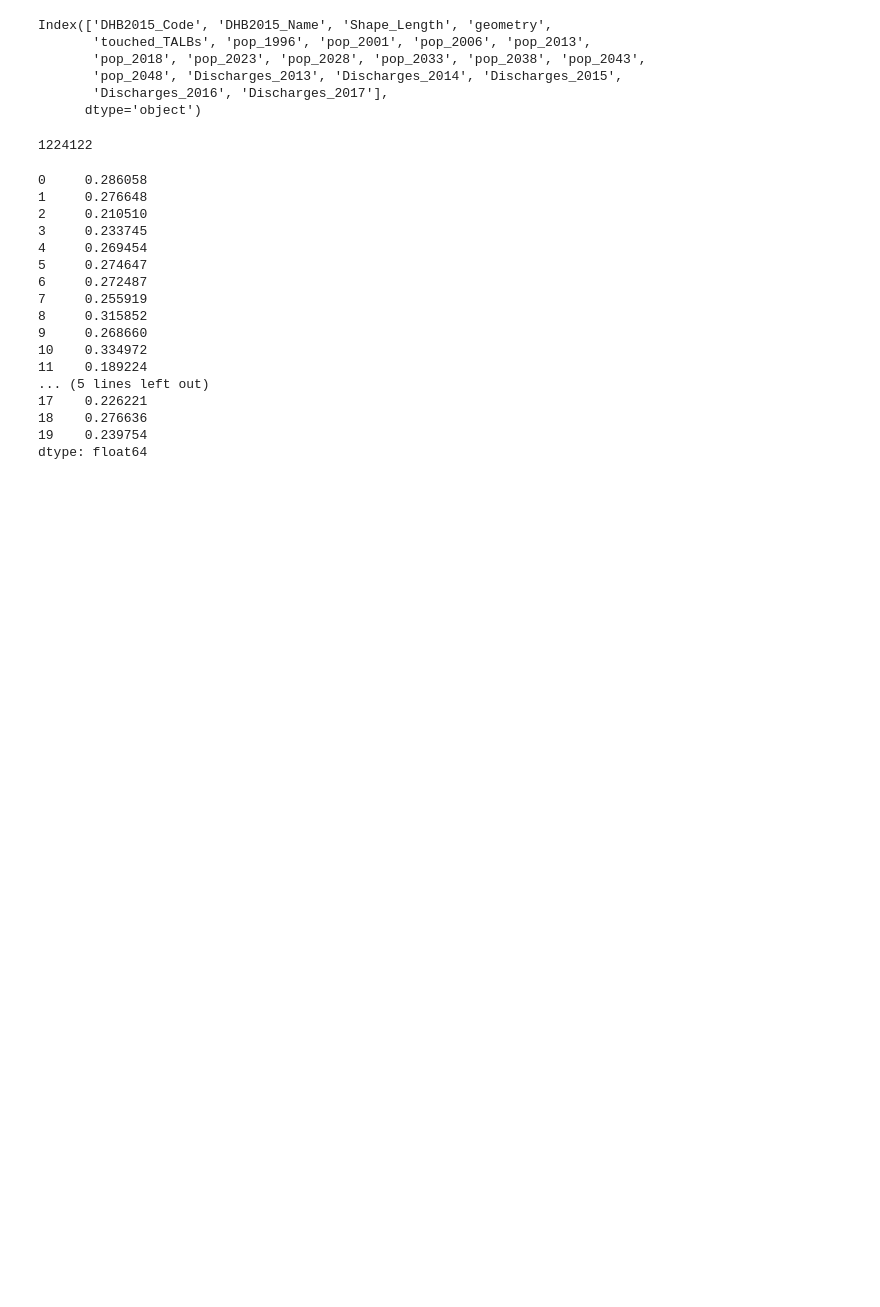
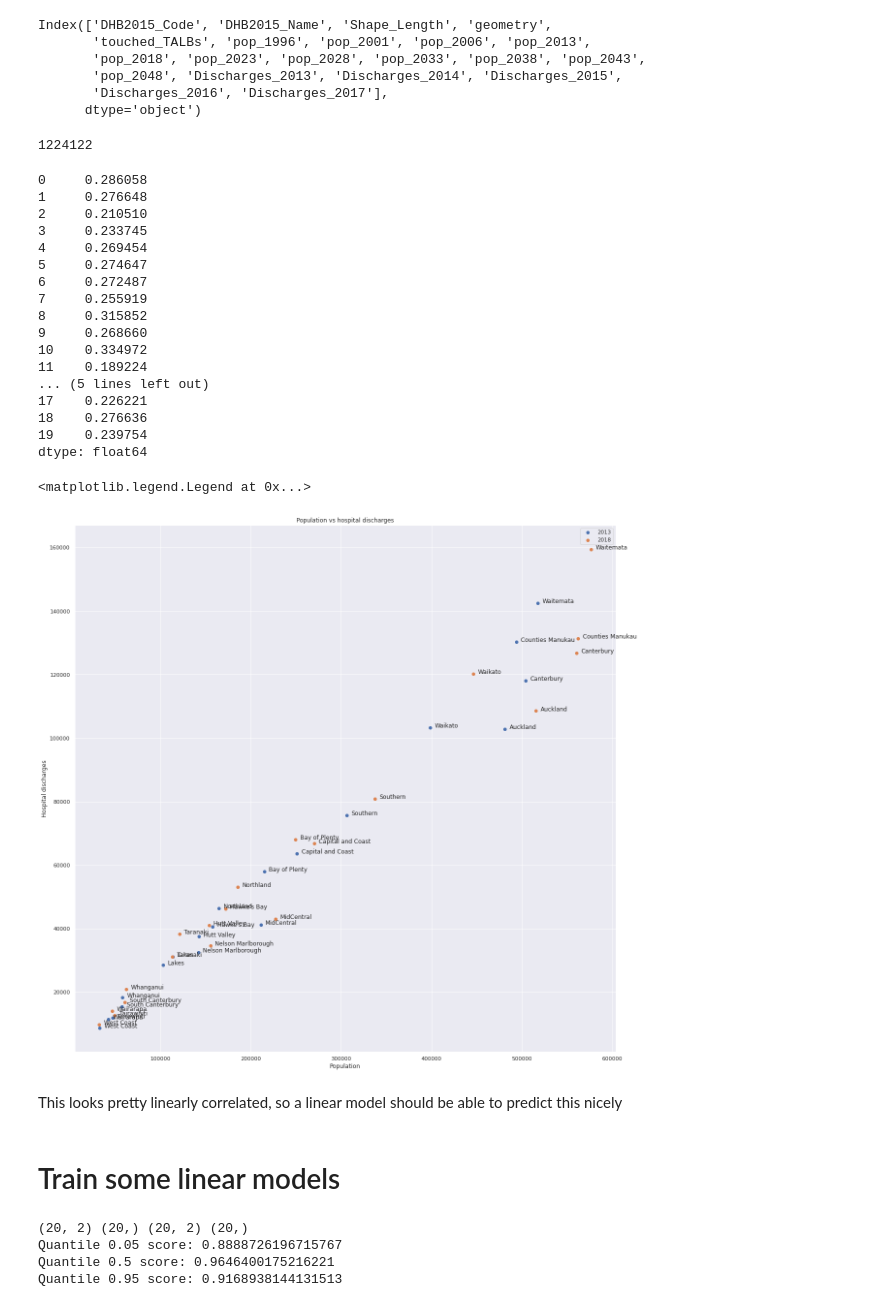
Before and after one commit to UoA-eResearch/hospitals_nz, a Jupyter notebook: train.ipynb, the cells around one changed output. Cells and saved outputs as stored; diff of their text form; code cells hidden in the pictures; blank space fills up the shorter version.

Commit message:
train QuantileRegressor linear model

```diff
--- a/train.ipynb
+++ b/train.ipynb
@@ -568,3 +578,39 @@ DHB.Discharges_2017/DHB.pop_2018
 dtype: float64
 # %%
 DHB.drop(columns="geometry").to_csv("output/DHBs.csv", index=False)
+# %%
+plt.scatter(DHB.pop_2013, DHB.Discharges_2013, label="2013")
+plt.scatter(DHB.pop_2018, DHB.Discharges_2017, label="2018")
+for i, d in DHB.iterrows():
+    plt.text(d.pop_2013 + 5e3, d.Discharges_2013, d.DHB2015_Name)
+    plt.text(d.pop_2018 + 5e3, d.Discharges_2017, d.DHB2015_Name)
+plt.xlabel("Population")
+plt.ylabel("Hospital discharges")
+plt.title("Population vs hospital discharges")
+plt.legend()
+# %% [output]
+<matplotlib.legend.Legend at 0x...>
+[figure, added]
+# %% [markdown]
+This looks pretty linearly correlated, so a linear model should be able to predict this nicely
+# %% [markdown]
+# Train some linear models
+# %%
+x_train = DHB[["DHB2015_Code", "pop_2013"]].to_numpy()
+y_train = DHB.Discharges_2013
+x_test = DHB[["DHB2015_Code", "pop_2018"]].to_numpy()
+y_test = DHB.Discharges_2017
+print(x_train.shape, y_train.shape, x_test.shape, y_test.shape)
+
+quantiles = [0.05, 0.5, 0.95]
+models = {}
+for quantile in quantiles:
+    model = QuantileRegressor(quantile=quantile)
+    model.fit(x_train, y_train)
+    print(f"Quantile {quantile} score: {model.score(x_test, y_test)}")
+    models[quantile] = model
+# %% [output]
+(20, 2) (20,) (20, 2) (20,)
+Quantile 0.05 score: 0.8888726196715767
+Quantile 0.5 score: 0.9646400175216221
+Quantile 0.95 score: 0.9168938144131513
```
Also changed, not shown: parts of 12 cells of this notebook, 1 other file.
